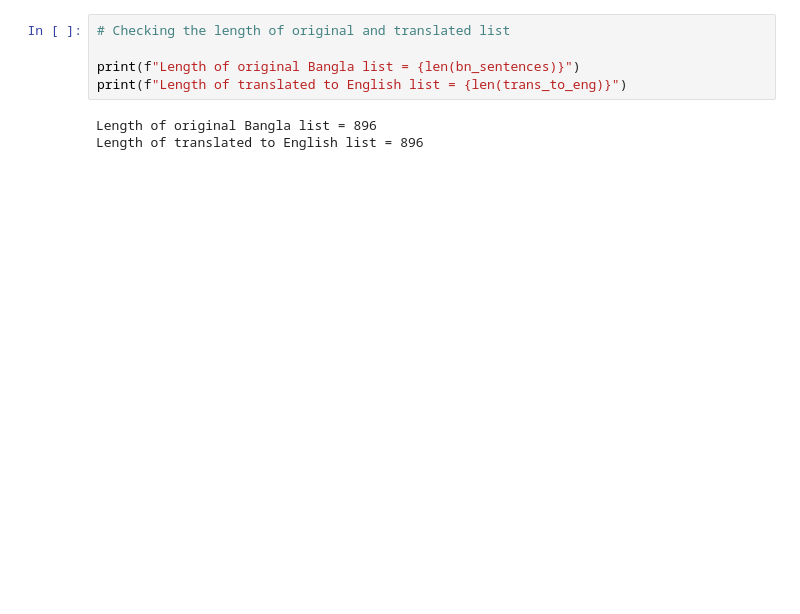
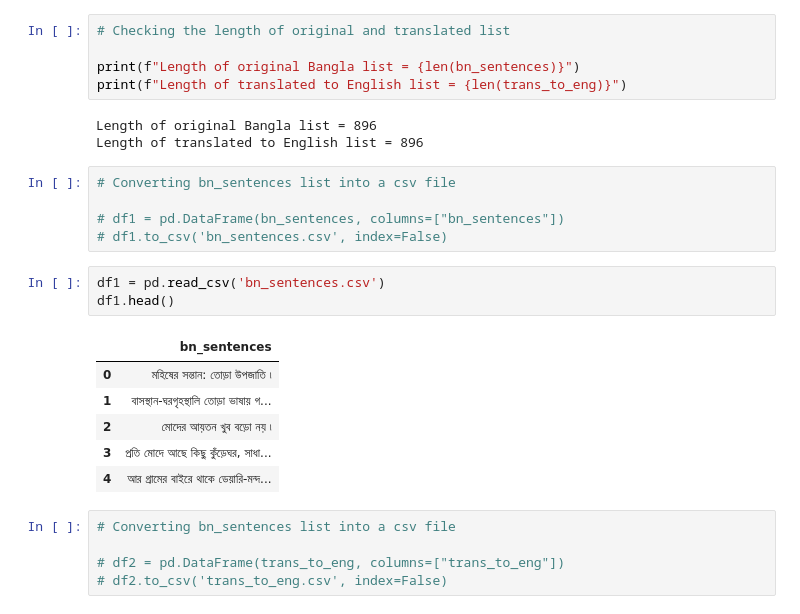
Before and after one commit to MusfiqDehan/Bangla_PoS_Tagging, a Jupyter notebook: notebook.ipynb, the cells around one changed output. Cells and saved outputs as stored; diff of their text form; blank space fills up the shorter version.

```diff
--- a/notebook.ipynb
+++ b/notebook.ipynb
@@ -173,3 +181,23 @@ print(f"Length of translated to English list = {len(trans_to_eng)}")
 # %% [output]
 Length of original Bangla list = 896
 Length of translated to English list = 896
+# %%
+# Converting bn_sentences list into a csv file
+
+# df1 = pd.DataFrame(bn_sentences, columns=["bn_sentences"])
+# df1.to_csv('bn_sentences.csv', index=False)
+# %%
+df1 = pd.read_csv('bn_sentences.csv')
+df1.head()
+# %% [output]
+|  | bn_sentences |
+| 0 | মহিষের সন্তান: তোড়া উপজাতি ৷ |
+| 1 | বাসস্থান-ঘরগৃহস্থালি তোড়া ভাষায় গ... |
+| 2 | মোদের আয়তন খুব বড়ো নয় ৷ |
+| 3 | প্রতি মোদে আছে কিছু কুঁড়েঘর, সাধা... |
+| 4 | আর গ্রামের বাইরে থাকে ডেয়ারি-মন্দ... |
+# %%
+# Converting bn_sentences list into a csv file
+
+# df2 = pd.DataFrame(trans_to_eng, columns=["trans_to_eng"])
+# df2.to_csv('trans_to_eng.csv', index=False)
```
Also changed, not shown: parts of 10 cells of this notebook.
